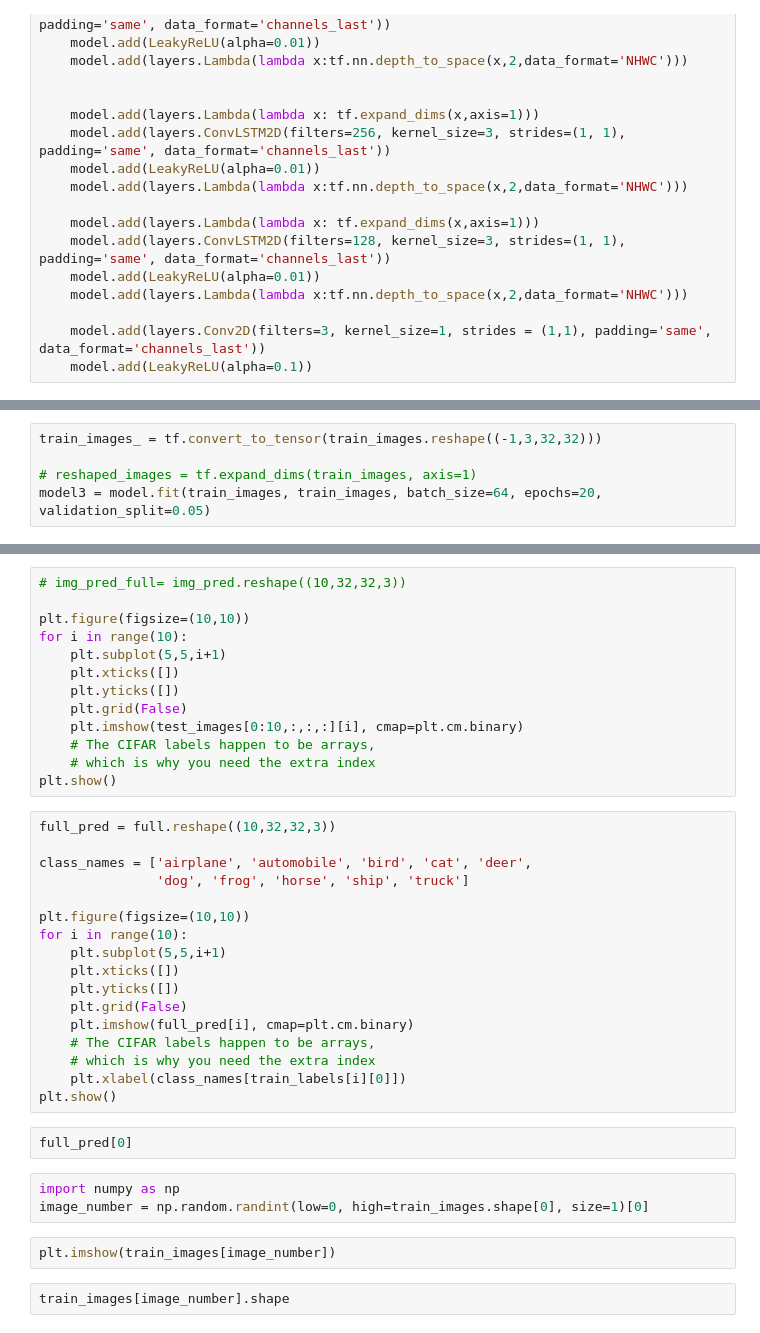
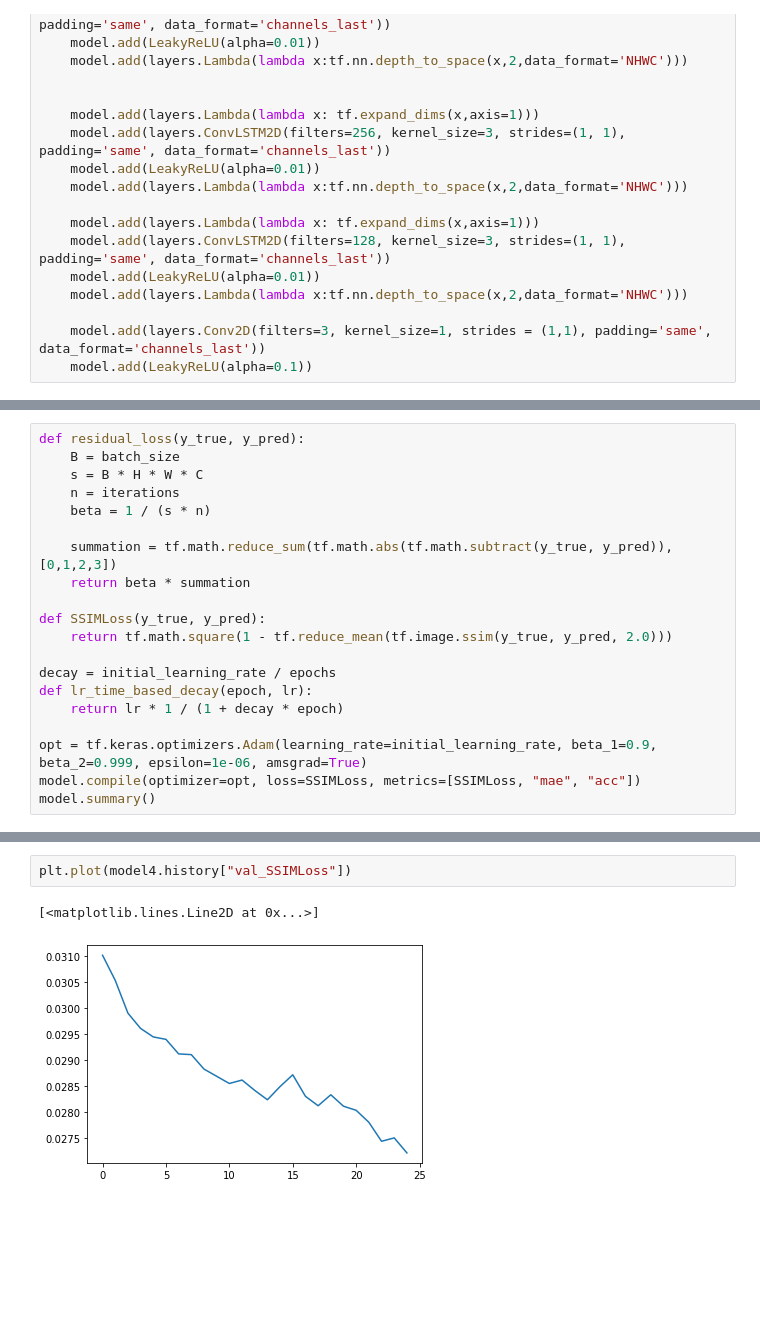
Before and after one commit to ChristopheBrown/e6998_img_compression, a Jupyter notebook: sandbox2.ipynb, the cells around one changed output, grey strips where cells are left out. Cells and saved outputs as stored; diff of their text form; blank space fills up the shorter version.

```diff
--- a/sandbox2.ipynb
+++ b/sandbox2.ipynb
@@ -103,5 +92,0 @@ _________________________________________________________________
-# %%
-train_images_ = tf.convert_to_tensor(train_images.reshape((-1,3,32,32)))
-
-# reshaped_images = tf.expand_dims(train_images, axis=1)
-model3 = model.fit(train_images, train_images, batch_size=64, epochs=20, validation_split=0.05)
@@ -122,0 +93,20 @@ plt.show()
+# %%
+def residual_loss(y_true, y_pred):
+    B = batch_size
+    s = B * H * W * C
+    n = iterations
+    beta = 1 / (s * n)
+
+    summation = tf.math.reduce_sum(tf.math.abs(tf.math.subtract(y_true, y_pred)), [0,1,2,3])
+    return beta * summation
+
+def SSIMLoss(y_true, y_pred):
+    return tf.math.square(1 - tf.reduce_mean(tf.image.ssim(y_true, y_pred, 2.0)))
+
+decay = initial_learning_rate / epochs
+def lr_time_based_decay(epoch, lr):
+    return lr * 1 / (1 + decay * epoch)
+
+opt = tf.keras.optimizers.Adam(learning_rate=initial_learning_rate, beta_1=0.9, beta_2=0.999, epsilon=1e-06, amsgrad=True)
+model.compile(optimizer=opt, loss=SSIMLoss, metrics=[SSIMLoss, "mae", "acc"])
+model.summary()
@@ -128,39 +223,5 @@ plt.plot(model3.history["val_SSIMLoss"])
-# %%
-# img_pred_full= img_pred.reshape((10,32,32,3))
-
-plt.figure(figsize=(10,10))
-for i in range(10):
-    plt.subplot(5,5,i+1)
-    plt.xticks([])
-    plt.yticks([])
-    plt.grid(False)
-    plt.imshow(test_images[0:10,:,:,:][i], cmap=plt.cm.binary)
-    # The CIFAR labels happen to be arrays,
-    # which is why you need the extra index
-plt.show()
-# %%
-full_pred = full.reshape((10,32,32,3))
-
-class_names = ['airplane', 'automobile', 'bird', 'cat', 'deer',
-               'dog', 'frog', 'horse', 'ship', 'truck']
-
-plt.figure(figsize=(10,10))
-for i in range(10):
-    plt.subplot(5,5,i+1)
-    plt.xticks([])
-    plt.yticks([])
-    plt.grid(False)
-    plt.imshow(full_pred[i], cmap=plt.cm.binary)
-    # The CIFAR labels happen to be arrays,
-    # which is why you need the extra index
-    plt.xlabel(class_names[train_labels[i][0]])
-plt.show()
-# %%
-full_pred[0]
-# %%
-import numpy as np
-image_number = np.random.randint(low=0, high=train_images.shape[0], size=1)[0]
-# %%
-plt.imshow(train_images[image_number])
-# %%
-train_images[image_number].shape
+# %%
+plt.plot(model4.history["val_SSIMLoss"])
+# %% [output]
+[<matplotlib.lines.Line2D at 0x...>]
+[figure, added]
```
Also changed, not shown: parts of 16 cells of this notebook.
